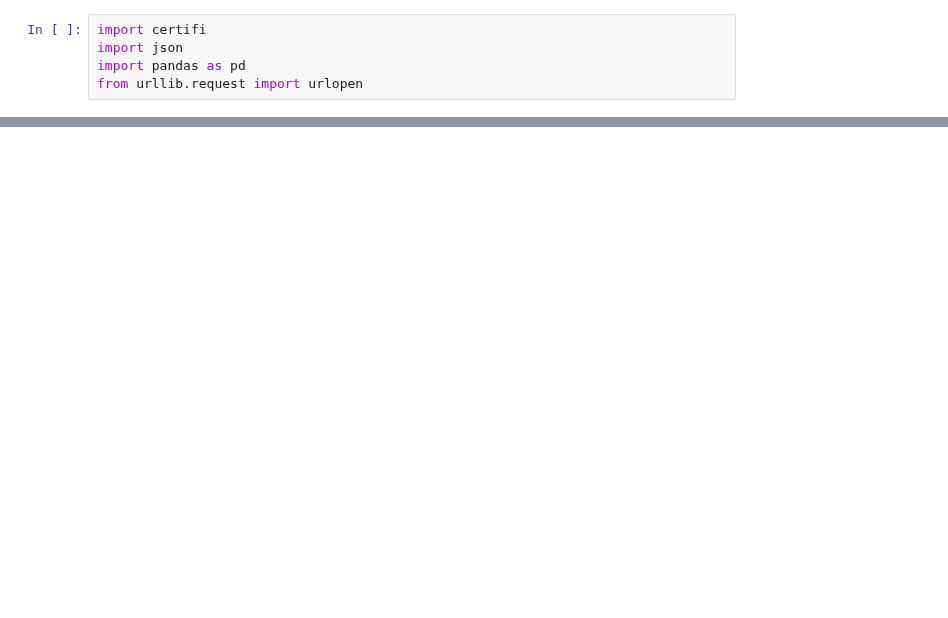
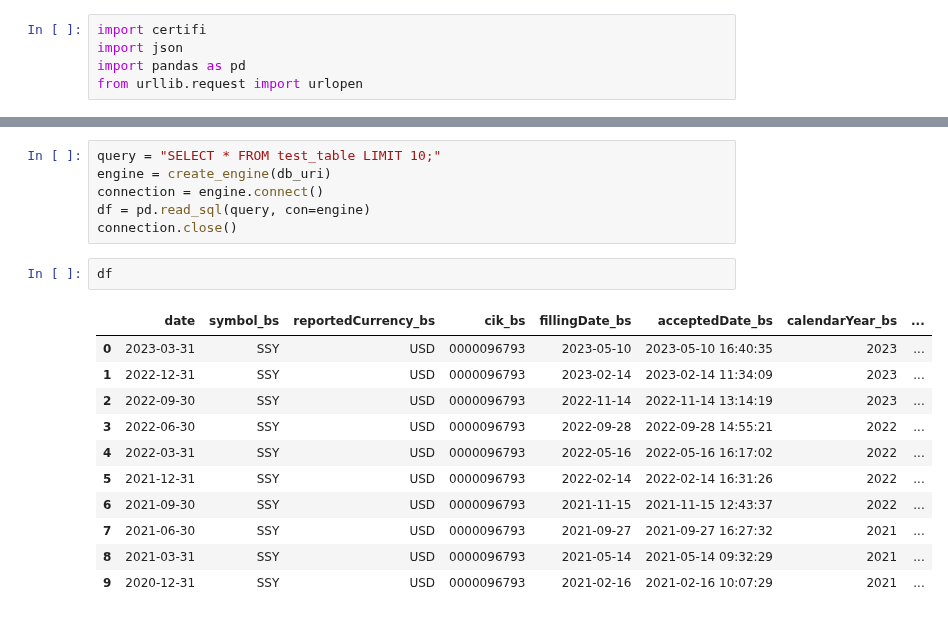
Before and after one commit to simonjpc/value_investment, a Jupyter notebook: various-tests-extraction-system-design.ipynb, the cells around one changed output, grey strips where cells are left out. Drawn from its saved outputs; the diff is of its cells as text; blank space fills up the shorter version.

```diff
--- a/various-tests-extraction-system-design.ipynb
+++ b/various-tests-extraction-system-design.ipynb
@@ -31,0 +227,20 @@ pd.DataFrame(data_balance_sheet)
+# %%
+query = "SELECT * FROM test_table LIMIT 10;"
+engine = create_engine(db_uri)
+connection = engine.connect()
+df = pd.read_sql(query, con=engine)
+connection.close()
+# %%
+df
+# %% [output]
+|  | date | symbol_bs | reportedCurrency_bs | cik_bs | fillingDate_bs | acceptedDate_bs | calendarYear_bs | ... |
+| 0 | 2023-03-31 | SSY | USD | 0000096793 | 2023-05-10 | 2023-05-10 16:40:35 | 2023 | ... |
+| 1 | 2022-12-31 | SSY | USD | 0000096793 | 2023-02-14 | 2023-02-14 11:34:09 | 2023 | ... |
+| 2 | 2022-09-30 | SSY | USD | 0000096793 | 2022-11-14 | 2022-11-14 13:14:19 | 2023 | ... |
+| 3 | 2022-06-30 | SSY | USD | 0000096793 | 2022-09-28 | 2022-09-28 14:55:21 | 2022 | ... |
+| 4 | 2022-03-31 | SSY | USD | 0000096793 | 2022-05-16 | 2022-05-16 16:17:02 | 2022 | ... |
+| 5 | 2021-12-31 | SSY | USD | 0000096793 | 2022-02-14 | 2022-02-14 16:31:26 | 2022 | ... |
+| 6 | 2021-09-30 | SSY | USD | 0000096793 | 2021-11-15 | 2021-11-15 12:43:37 | 2022 | ... |
+| 7 | 2021-06-30 | SSY | USD | 0000096793 | 2021-09-27 | 2021-09-27 16:27:32 | 2021 | ... |
+| 8 | 2021-03-31 | SSY | USD | 0000096793 | 2021-05-14 | 2021-05-14 09:32:29 | 2021 | ... |
+| 9 | 2020-12-31 | SSY | USD | 0000096793 | 2021-02-16 | 2021-02-16 10:07:29 | 2021 | ... |
```
Also changed, not shown: parts of 21 cells of this notebook.
